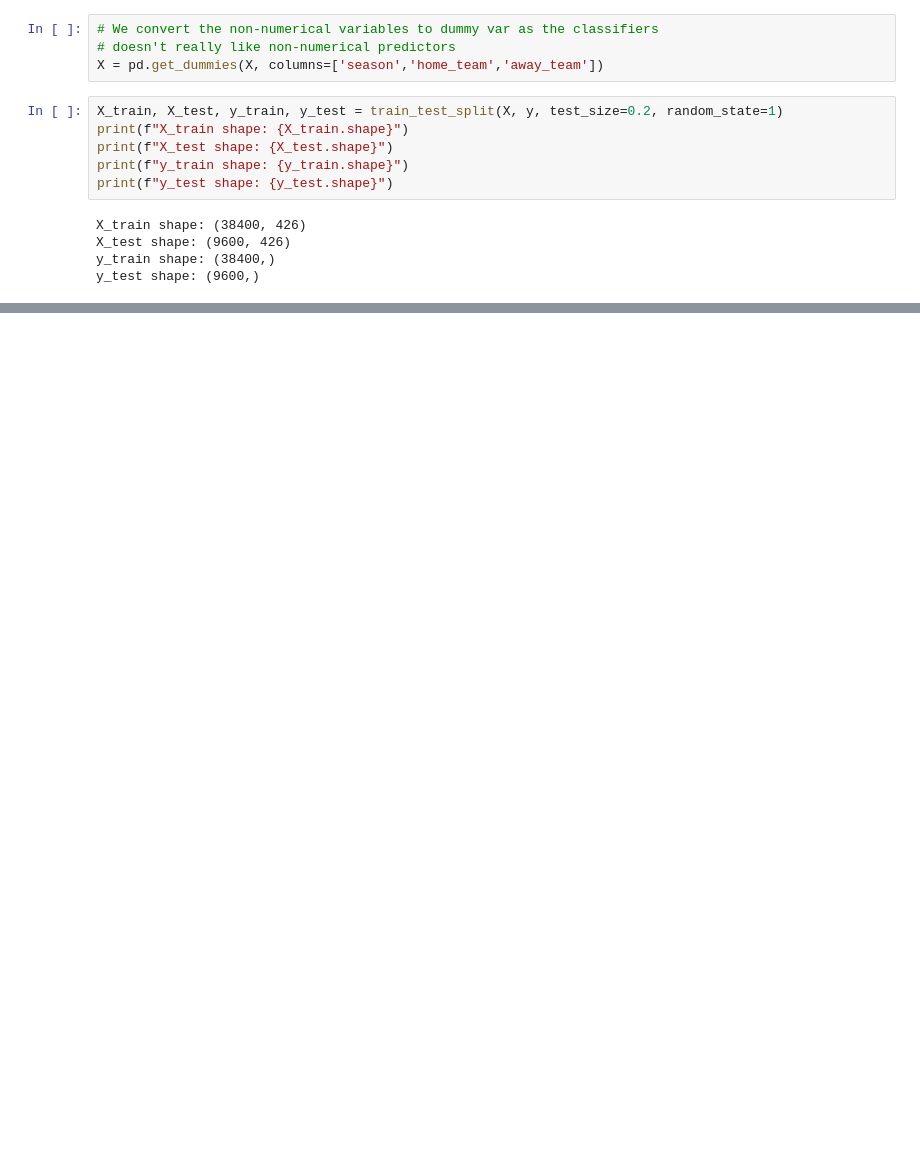
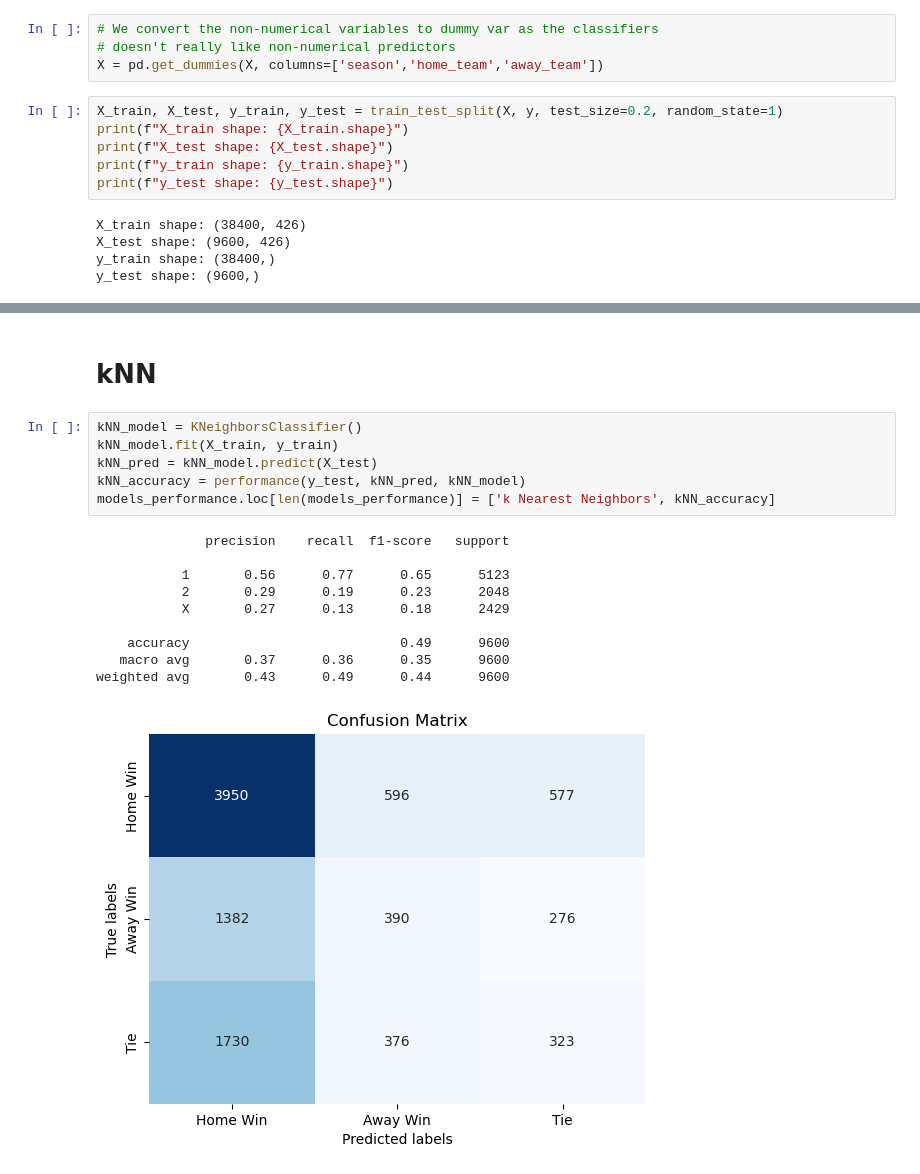
Before and after one commit to ManuIluro22/LaLiga, a Jupyter notebook: analysis/jordi.ipynb, the cells around one changed output, grey strips where cells are left out. Saved outputs shown, nothing was run; the diff lists cells and outputs as text; blank space fills up the shorter version.

```diff
--- a/analysis/jordi.ipynb
+++ b/analysis/jordi.ipynb
@@ -304,0 +328,19 @@ importances.sort_values(ascending=True).plot(kind="barh")
+# %% [markdown]
+# kNN
+# %%
+kNN_model = KNeighborsClassifier()
+kNN_model.fit(X_train, y_train)
+kNN_pred = kNN_model.predict(X_test)
+kNN_accuracy = performance(y_test, kNN_pred, kNN_model)
+models_performance.loc[len(models_performance)] = ['k Nearest Neighbors', kNN_accuracy]
+# %% [output]
+              precision    recall  f1-score   support
+
+           1       0.56      0.77      0.65      5123
+           2       0.29      0.19      0.23      2048
+           X       0.27      0.13      0.18      2429
+
+    accuracy                           0.49      9600
+   macro avg       0.37      0.36      0.35      9600
+weighted avg       0.43      0.49      0.44      9600
+[figure, added]
```
Also changed, not shown: parts of 23 cells of this notebook.
